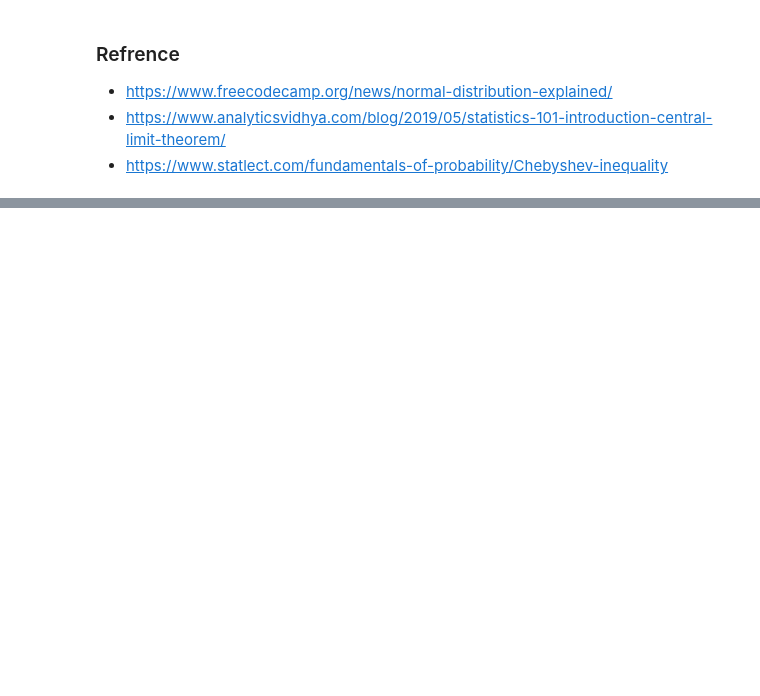
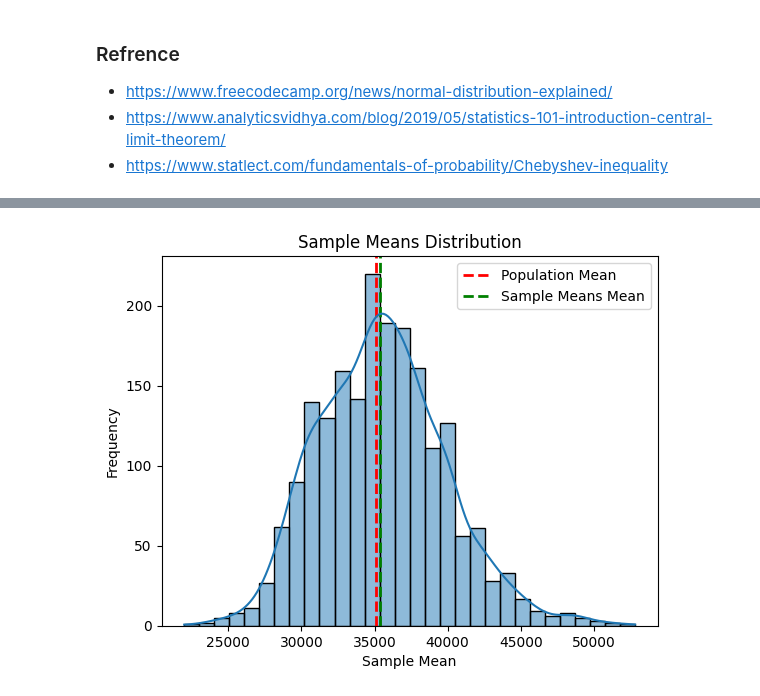
Before and after one commit to rahul8879/ai-ml-akila, a Jupyter notebook: maths/stats/01_stats.ipynb, the cells around one changed output, grey strips where cells are left out. Saved outputs shown, nothing was run; the diff lists cells and outputs as text; code cells hidden in the pictures; blank space fills up the shorter version.

```diff
--- a/maths/stats/01_stats.ipynb
+++ b/maths/stats/01_stats.ipynb
@@ -144,0 +184,18 @@ plt.show()
+# %%
+# Assignemnt  2 : Change mean to median in CLT example and observe the changes
+sample_means = []
+for _ in range(2000):
+    sample = np.random.choice(salary, 120)
+    sample_median.append(np.median(sample))
+
+# lets plot sample mean and population mean
+plt.axvline(np.median(salary), color='r', linestyle='dashed', linewidth=2, label='Population Mean')
+plt.axvline(np.median(sample_median), color='g', linestyle='dashed', linewidth=2, label='Sample Means Mean')
+sns.histplot(sample_median, bins=30, kde=True)
+plt.title('Sample Means Distribution')
+plt.xlabel('Sample Mean')
+plt.ylabel('Frequency')
+plt.legend()
+plt.show()
+# %% [output]
+[figure, added]
```
Also changed, not shown: parts of 9 cells of this notebook.
